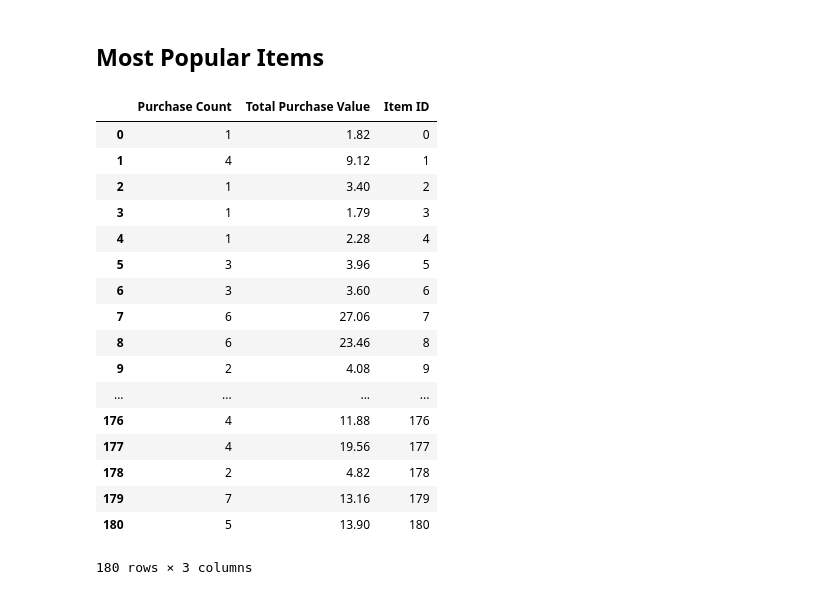
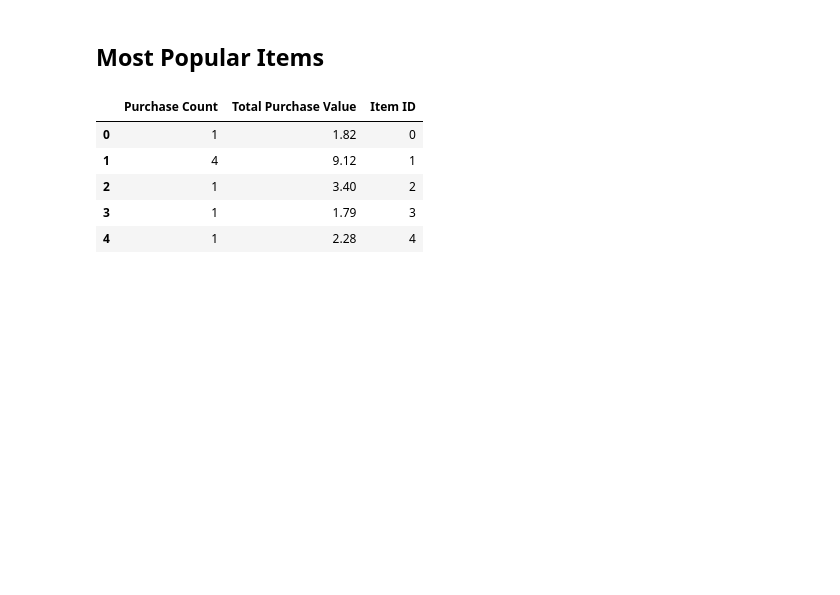
Before and after one commit to rashimjain/pandas-challenge, a Jupyter notebook: HeroesOfPymoli/HeroesOfPymoli_Solved.ipynb, the cells around one changed output. Drawn from its saved outputs; the diff is of its cells as text; code cells hidden in the pictures; blank space fills up the shorter version.

```diff
--- a/HeroesOfPymoli/HeroesOfPymoli_Solved.ipynb
+++ b/HeroesOfPymoli/HeroesOfPymoli_Solved.ipynb
@@ -312,46 +313,35 @@ df7
 
 df8 = data_file_pd.groupby('Item ID')
 
 purchase_count8 = data_file_pd['Item ID'].value_counts()
 total_purchase_value8 = df8["Price"].sum()
 
 # purchase_count8.head()
 
 
 
 df9 = pd.DataFrame({
     'Purchase Count': purchase_count8,
     'Total Purchase Value': total_purchase_value8
 })
 
 
 
 df9.head(20)
 
 q = list(df9.index.values)
 
 df9['Item ID']=q
 
-df9.head(180)
+
+df9.head(5)
 # %% [output]
 |  | Purchase Count | Total Purchase Value | Item ID |
 | 0 | 1 | 1.82 | 0 |
 | 1 | 4 | 9.12 | 1 |
 | 2 | 1 | 3.40 | 2 |
 | 3 | 1 | 1.79 | 3 |
 | 4 | 1 | 2.28 | 4 |
-| 5 | 3 | 3.96 | 5 |
-| 6 | 3 | 3.60 | 6 |
-| 7 | 6 | 27.06 | 7 |
-| 8 | 6 | 23.46 | 8 |
-| 9 | 2 | 4.08 | 9 |
-| ... | ... | ... | ... |
-| 176 | 4 | 11.88 | 176 |
-| 177 | 4 | 19.56 | 177 |
-| 178 | 2 | 4.82 | 178 |
-| 179 | 7 | 13.16 | 179 |
-| 180 | 5 | 13.90 | 180 |
-180 rows × 3 columns
 # %%
 df10 = data_file_pd.drop_duplicates(subset='Item ID', keep='first')
 
```
Also changed, not shown: parts of 4 cells of this notebook, 1 other file.
